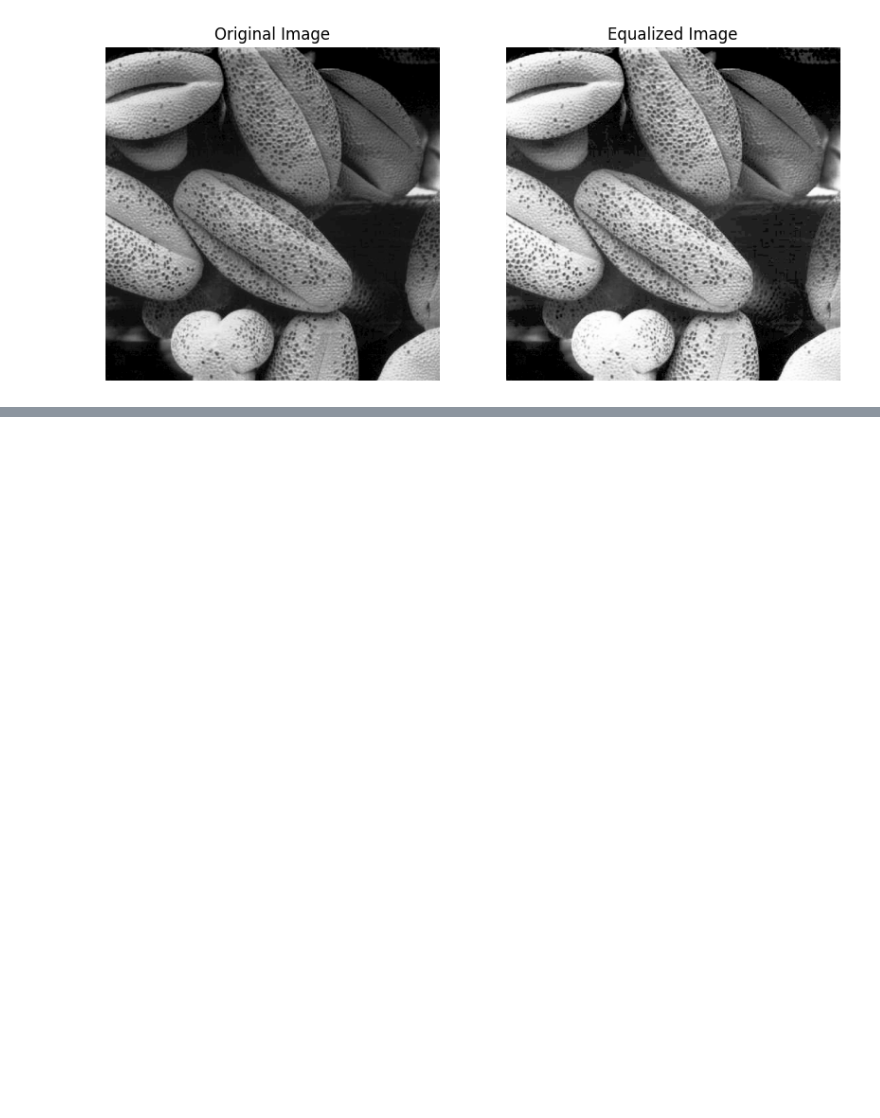
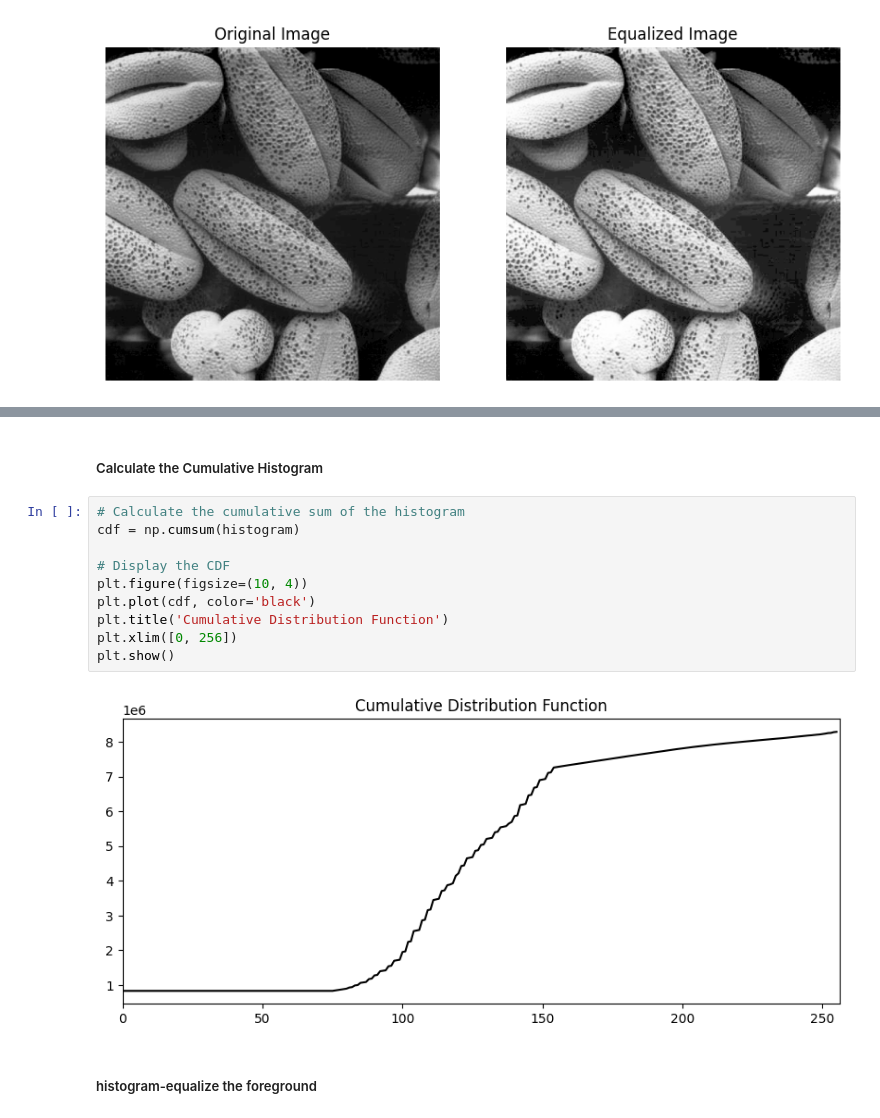
Before and after one commit to DinukaMadhushan1234/Intensity-Transformations-and-Neighborhood, a Jupyter notebook: histogram equalization.ipynb, the cells around one changed output, grey strips where cells are left out. Saved outputs shown, nothing was run; the diff lists cells and outputs as text; blank space fills up the shorter version.

```diff
--- a/histogram equalization.ipynb
+++ b/histogram equalization.ipynb
@@ -84,0 +127,16 @@ plt.show()
+# %% [markdown]
+##### Calculate the Cumulative Histogram
+# %%
+# Calculate the cumulative sum of the histogram
+cdf = np.cumsum(histogram)
+
+# Display the CDF
+plt.figure(figsize=(10, 4))
+plt.plot(cdf, color='black')
+plt.title('Cumulative Distribution Function')
+plt.xlim([0, 256])
+plt.show()
+# %% [output]
+[figure, added]
+# %% [markdown]
+#####  histogram-equalize the foreground
```
Also changed, not shown: parts of 10 cells of this notebook.
